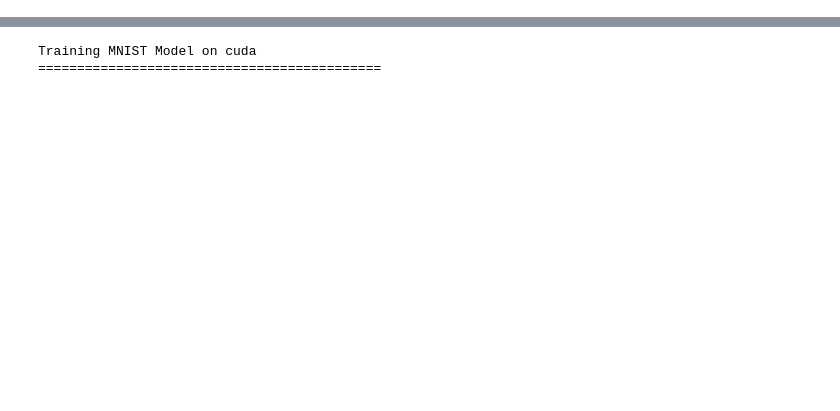
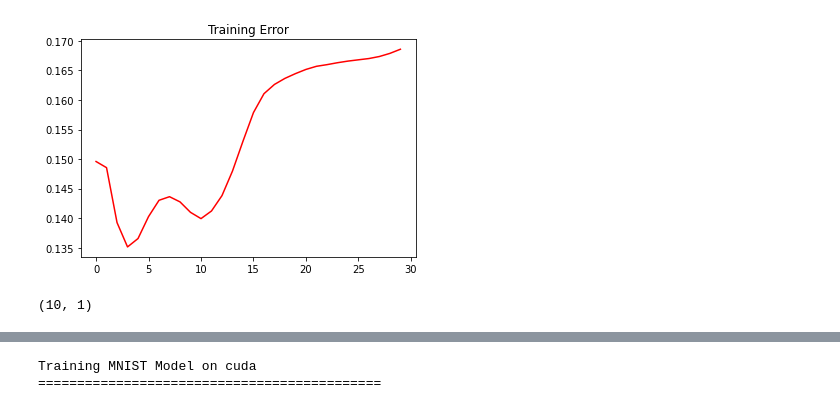
Before and after one commit to CJavaPython/AssignmentFolder, a Jupyter notebook: Assignment09/Assignment09.ipynb, the cells around one changed output, grey strips where cells are left out. Cells and saved outputs as stored; diff of their text form; code cells hidden in the pictures; blank space fills up the shorter version.

```diff
--- a/Assignment09/Assignment09.ipynb
+++ b/Assignment09/Assignment09.ipynb
@@ -104,0 +278,7 @@ plt.show()
+# %%
+
+plt.plot(test_loss_list,c='red') #plot Training Error
+plt.title('Training Error')
+plt.show()
+# %% [output]
+[figure, added]
@@ -104,0 +347,4 @@ plt.show()
+# %%
+print(H.shape)
+# %% [output]
+(10, 1)
```
Also changed, not shown: parts of 31 cells of this notebook.
